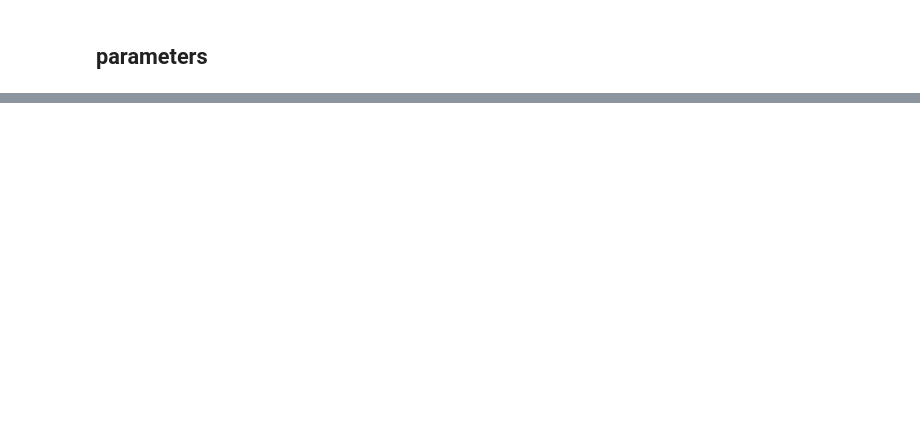
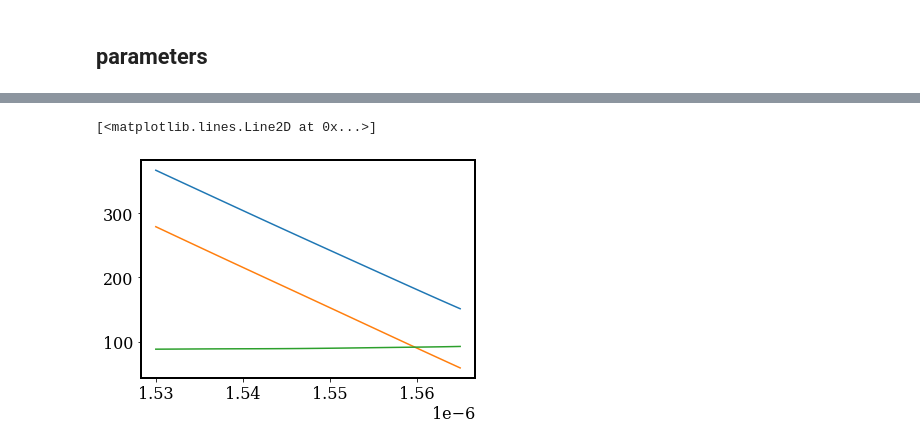
Before and after one commit to moisesoliveira08/BragGrating, a Jupyter notebook: Documentation/hybrid.ipynb, the cells around one changed output, grey strips where cells are left out. Drawn from its saved outputs; the diff is of its cells as text; code cells hidden in the pictures; blank space fills up the shorter version.

```diff
--- a/Documentation/hybrid.ipynb
+++ b/Documentation/hybrid.ipynb
@@ -288,0 +302,18 @@ plt.xlim([1.53e-6,1.565e-6])
+# %%
+port2S = fdtd.getresult('FDTD::ports::port 2','S')
+port3S = fdtd.getresult('FDTD::ports::port 3','S')
+#S21_phs_n1 = fdtd.unwrap(angle(port2S.S))*180/(np.pi)
+#S21_phs_n2 = fdtd.unwrap(angle(port2S.S))*180/(np.pi)
+# %%
+phase_2 = fdtd.angle(port2S['S'])
+phase_3 = fdtd.angle(port3S['S'])
+angle_2 = fdtd.unwrap(phase_2)*180/(np.pi)
+angle_3 = fdtd.unwrap(phase_3)*180/(np.pi)
+lambd = port2S['lambda']
+
+plt.plot(lambd, angle_2)
+plt.plot(lambd, angle_3)
+plt.plot(lambd, angle_2 - angle_3)
+# %% [output]
+[<matplotlib.lines.Line2D at 0x...>]
+[figure, added]
```
Also changed, not shown: parts of 5 cells of this notebook.
